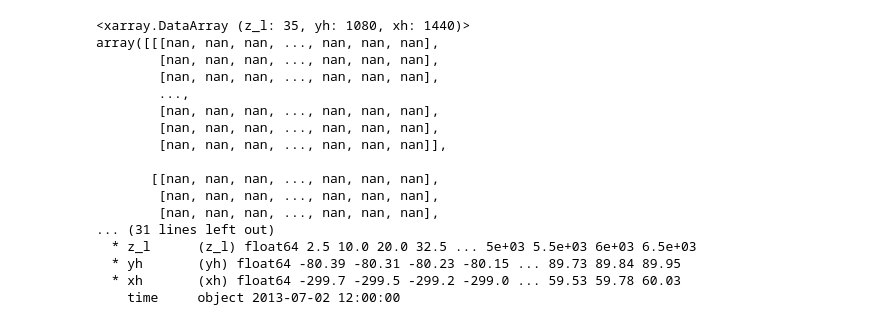
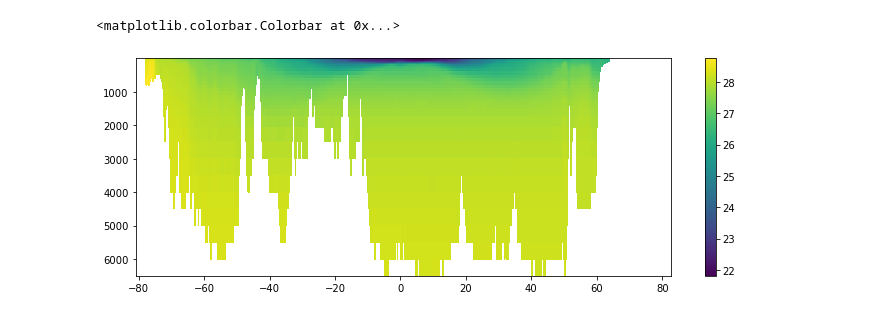
Before and after one commit to gmacgilchrist/wmt_bgc, a Jupyter notebook: notebooks/dev_bfactor.ipynb, the cells around one changed output. Saved outputs shown, nothing was run; the diff lists cells and outputs as text; code cells hidden in the pictures.

```diff
--- a/notebooks/dev_bfactor.ipynb
+++ b/notebooks/dev_bfactor.ipynb
@@ -112,20 +123,11 @@ plt.colorbar(im,ax=ax)
-# %%
-b
-# %% [output]
-<xarray.DataArray (z_l: 35, yh: 1080, xh: 1440)>
-array([[[nan, nan, nan, ..., nan, nan, nan],
-        [nan, nan, nan, ..., nan, nan, nan],
-        [nan, nan, nan, ..., nan, nan, nan],
-        ...,
-        [nan, nan, nan, ..., nan, nan, nan],
-        [nan, nan, nan, ..., nan, nan, nan],
-        [nan, nan, nan, ..., nan, nan, nan]],
-
-       [[nan, nan, nan, ..., nan, nan, nan],
-        [nan, nan, nan, ..., nan, nan, nan],
-        [nan, nan, nan, ..., nan, nan, nan],
-... (31 lines left out)
-  * z_l      (z_l) float64 2.5 10.0 20.0 32.5 ... 5e+03 5.5e+03 6e+03 6.5e+03
-  * yh       (yh) float64 -80.39 -80.31 -80.23 -80.15 ... 89.73 89.84 89.95
-  * xh       (xh) float64 -299.7 -299.5 -299.2 -299.0 ... 59.53 59.78 60.03
-    time     object 2013-07-02 12:00:00
+# %%
+select = {'xh':-180}
+fig,ax = plt.subplots(figsize=(12,4))
+im = ax.pcolormesh(ds['geolat'].sel(select,method='nearest'),
+           ds['z_l'],
+           ds['g'].sel(select,method='nearest').transpose())
+ax.invert_yaxis()
+plt.colorbar(im,ax=ax)
+# %% [output]
+<matplotlib.colorbar.Colorbar at 0x...>
+[figure, added]
```
Also changed, not shown: parts of 5 cells of this notebook, 3 other files.
